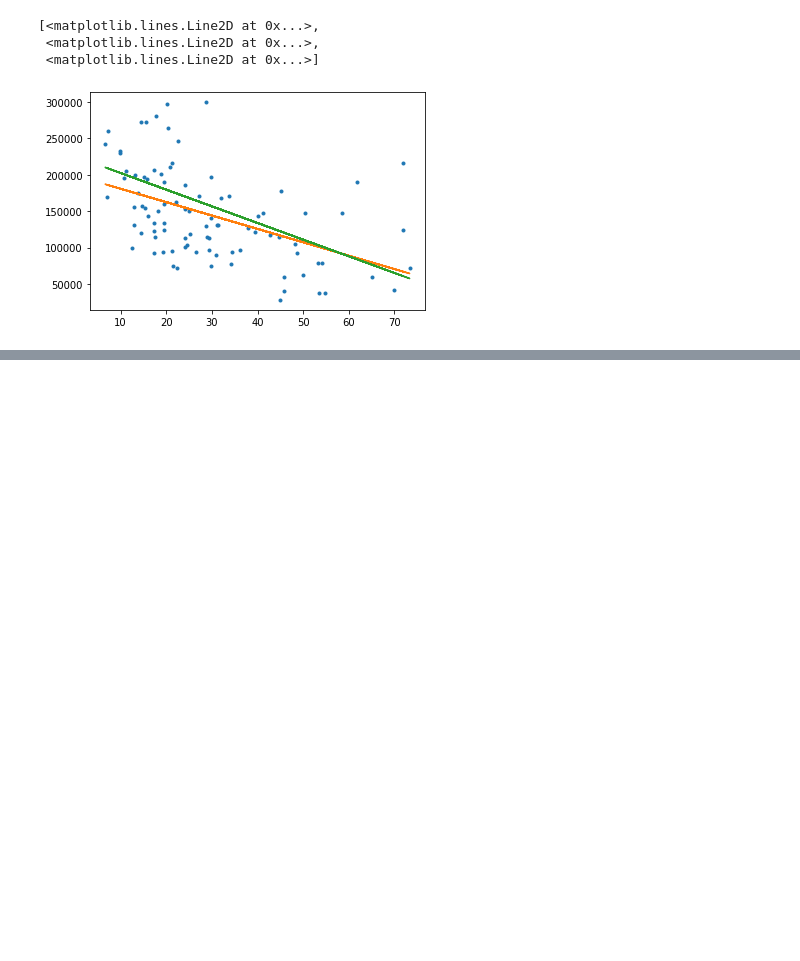
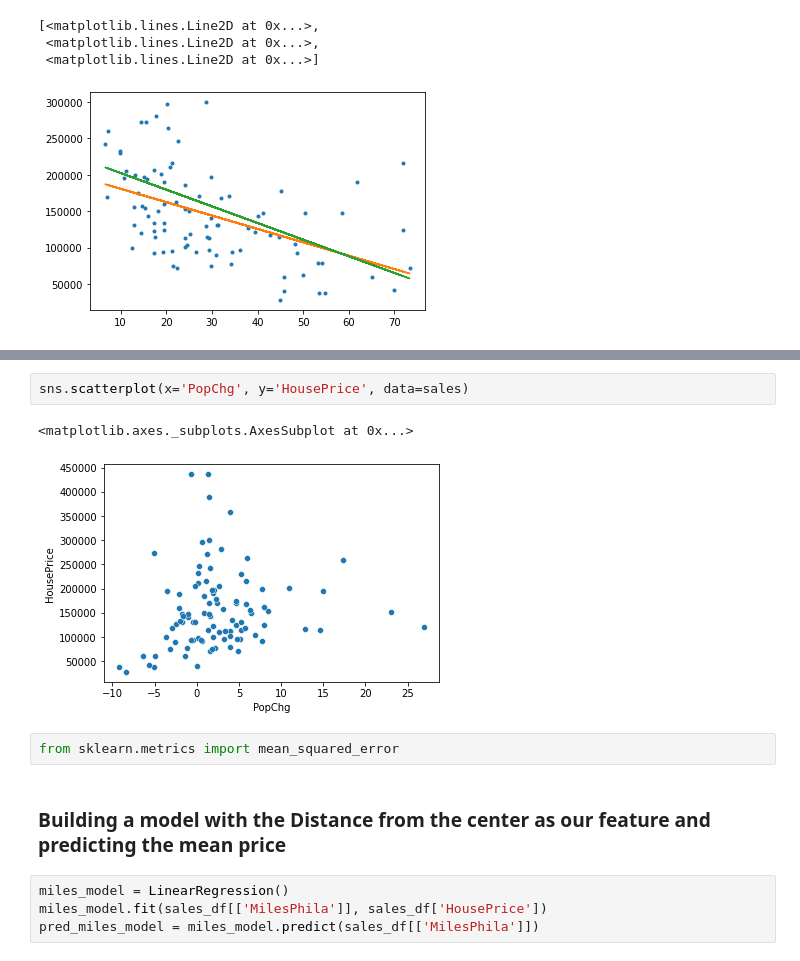
Before and after one commit to Aafaaq77/machineLearningCoursera, a Jupyter notebook: course2/linearRegressionC2W1.ipynb, the cells around one changed output, grey strips where cells are left out. Drawn from its saved outputs; the diff is of its cells as text; blank space fills up the shorter version.

```diff
--- a/course2/linearRegressionC2W1.ipynb
+++ b/course2/linearRegressionC2W1.ipynb
@@ -181,0 +236,13 @@ plt.plot(sales_nohighend['CrimeRate'], sales_nohighend['HousePrice'], '.',
+# %%
+sns.scatterplot(x='PopChg', y='HousePrice', data=sales)
+# %% [output]
+<matplotlib.axes._subplots.AxesSubplot at 0x...>
+[figure, added]
+# %%
+from sklearn.metrics import mean_squared_error
+# %% [markdown]
+### Building a model with the Distance from the center as our feature and predicting the mean price
+# %%
+miles_model = LinearRegression()
+miles_model.fit(sales_df[['MilesPhila']], sales_df['HousePrice'])
+pred_miles_model = miles_model.predict(sales_df[['MilesPhila']])
```
Also changed, not shown: parts of 14 cells of this notebook.
